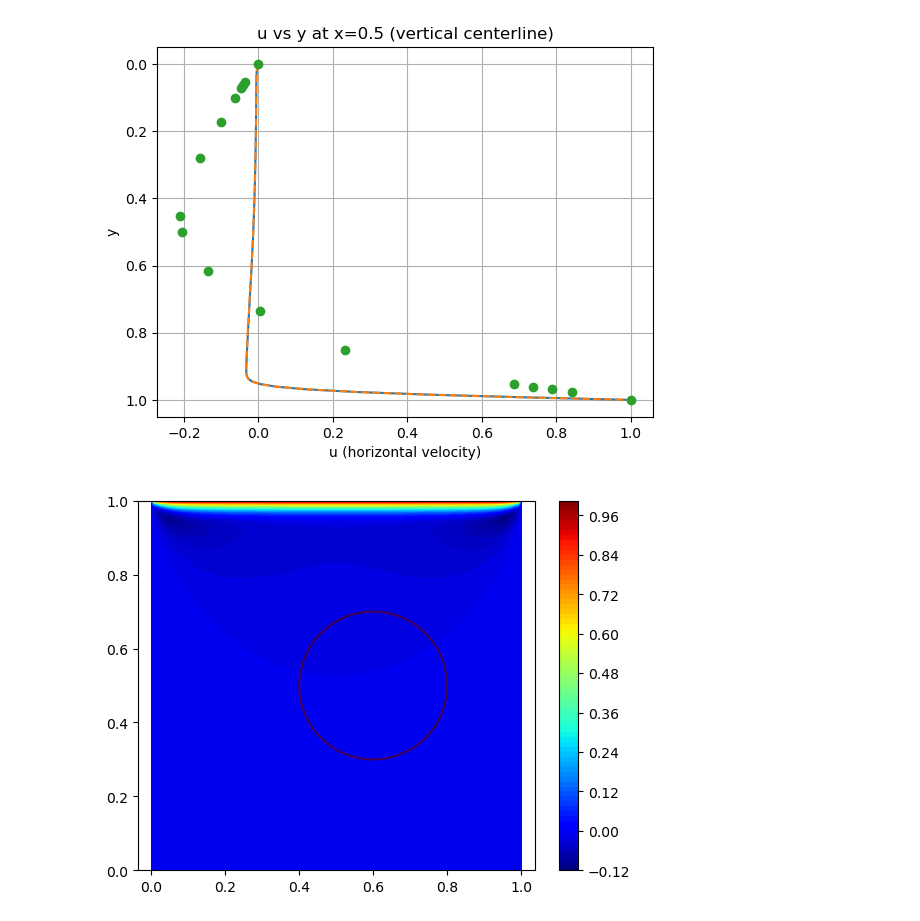
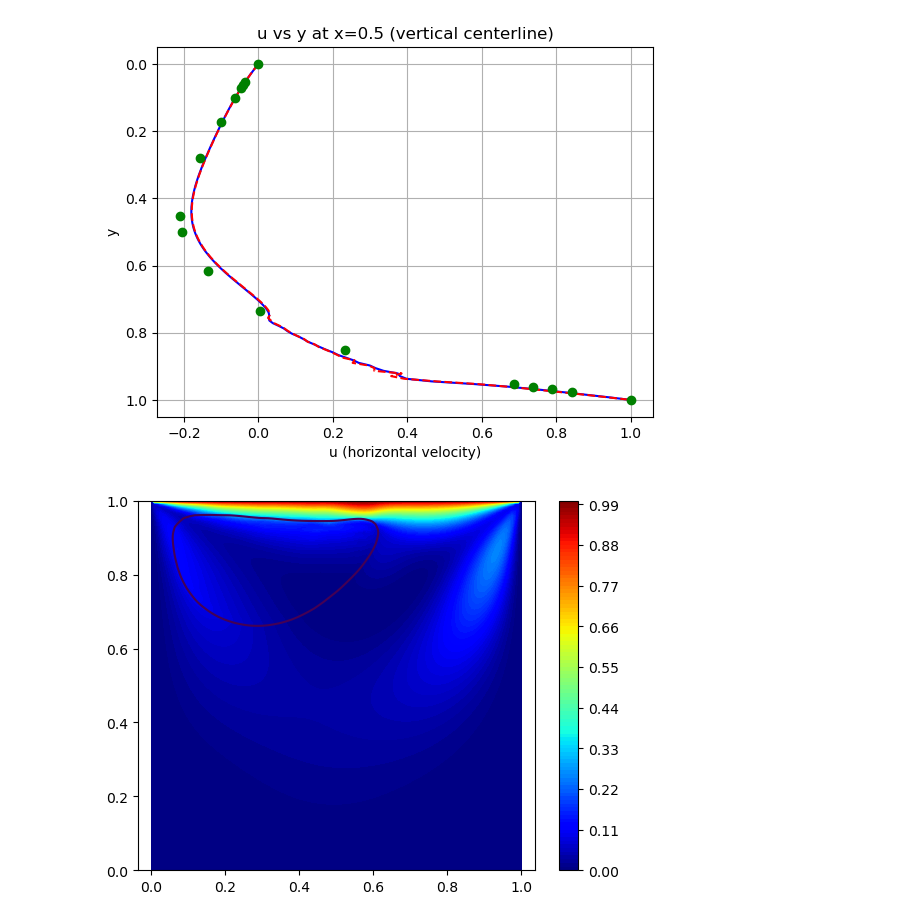
Before and after one commit to samanseifi/pyRMT, a Jupyter notebook: plotting.ipynb, the cells around one changed output. Drawn from its saved outputs; the diff is of its cells as text; code cells hidden in the pictures.

```diff
--- a/plotting.ipynb
+++ b/plotting.ipynb
@@ -16,8 +124,8 @@ def create_grid(Nx, Ny, Lx, Ly):
 # %%
-with h5py.File("frames/data_00001.h5", "r") as f:
+with h5py.File("frames_128x128_new/data_00001.h5", "r") as f:
     phi00 = f["phi"][:]
 
-with h5py.File("frames_128x128_semi_rk4_mus_01_zero_kapp_200/data_00250.h5", "r") as f:
+with h5py.File("frames_128x128_new/data_42000.h5", "r") as f:
     phi0 = f["phi"][:]
     sigma_xx0 = f["sigma_xx"][:]
     sigma_xy0 = f["sigma_xy"][:]
@@ -31,7 +139,7 @@ with h5py.File("frames_128x128_semi_rk4_mus_01_zero_kapp_200/data_00250.h5", "r"
     div_vel0 = f["div_vel"][:]
 
 
-with h5py.File("frames/data_00250.h5", "r") as f:
+with h5py.File("frames/data_42000.h5", "r") as f:
     phi = f["phi"][:]
     sigma_xx = f["sigma_xx"][:]
     sigma_xy = f["sigma_xy"][:]
@@ -64,9 +172,9 @@ u_ghia = u_ghia[:, 1]
 
 
 plt.figure()
-plt.plot(u_center_x, y)
-plt.plot(u_center_x0, y0, "--")
-plt.plot(u_ghia, y_ghia, "o", label="Ghia et al. (1982)")
+plt.plot(u_center_x, y, 'b')
+plt.plot(u_center_x0, y0, "r--")
+plt.plot(u_ghia, y_ghia, "og", label="Ghia et al. (1982)")
 plt.xlabel("u (horizontal velocity)")
 plt.ylabel("y")
 plt.title("u vs y at x=0.5 (vertical centerline)")
@@ -74,18 +182,25 @@ plt.grid(True)
 plt.gca().invert_yaxis()  # optional to match standard benchmark view
 plt.show()
 # %% [output]
-[figure, old version]
+[figure, new version]
 # %%
+
 Lx, Ly = 1.0, 1.0
 X, Y, dx, dy = create_grid(Nx, Ny, Lx, Ly)
 
 Lx, Ly = 1.0, 1.0
 X0, Y0, dx0, dy0 = create_grid(Nx0, Ny0, Lx, Ly)
-plt.contourf(X, Y, a, levels=100, cmap="jet")
+
+# phi = reinitialize_phi_PDE(phi, dx, dy, num_iters=20, apply_phi_BCs_func=None)
+
+dpdx, dpdy = np.gradient(p0, dx, dy)
+
+
+plt.contourf(X, Y, b**2+a**2, levels=100, cmap="jet")
 plt.colorbar()
 plt.contour(X,Y, phi, levels=[0])
 plt.axis('equal')
 plt.show()
 # %% [output]
-[figure, old version]
+[figure, new version]
 # %%
```
Also changed, not shown: parts of 8 cells of this notebook, 2 other files.
